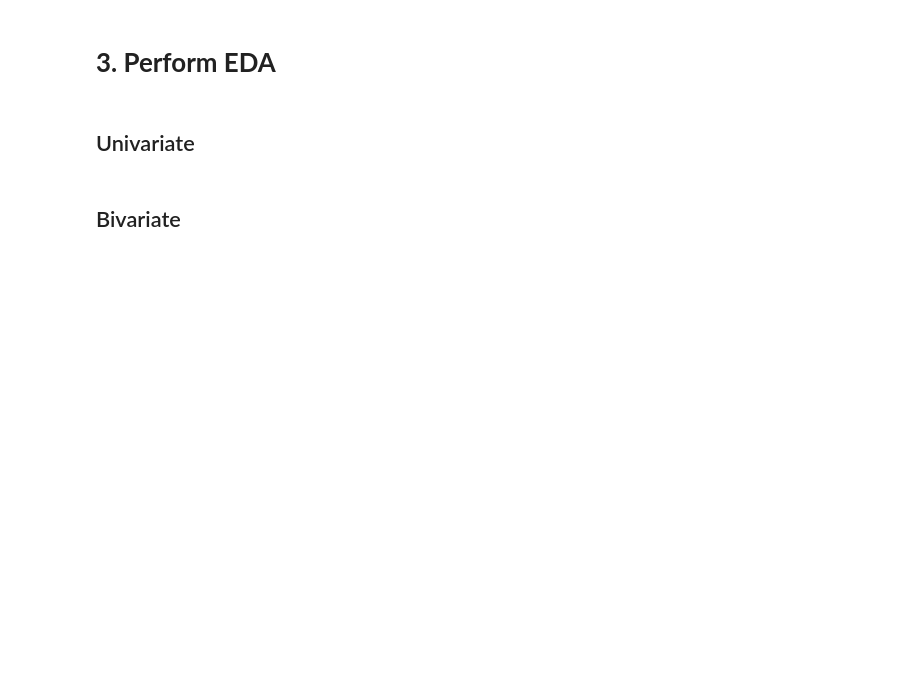
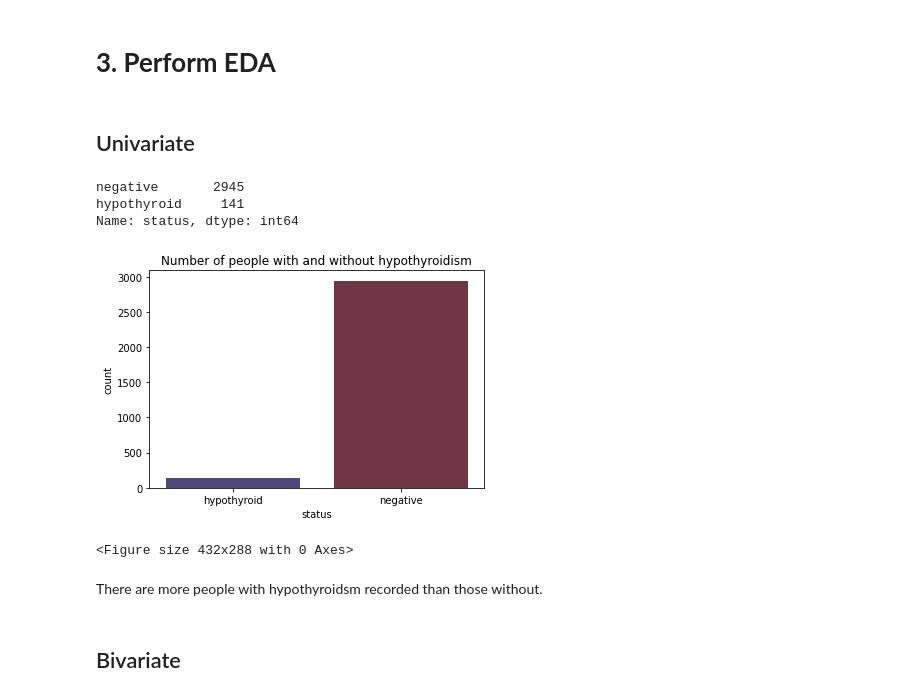
Before and after one commit to PrecyMaeMwanyungu/Hypothyroidism_prediction, a Jupyter notebook: _Precy_Mae_Independent_Project_Core_Week8.ipynb, the cells around one changed output. Cells and saved outputs as stored; diff of their text form; code cells hidden in the pictures; blank space fills up the shorter version.

```diff
--- a/_Precy_Mae_Independent_Project_Core_Week8.ipynb
+++ b/_Precy_Mae_Independent_Project_Core_Week8.ipynb
@@ -308,5 +283,23 @@ plt.show()
 # **3. Perform EDA**
 # %% [markdown]
 ## Univariate
+# %%
+# Showing the number of people with and without hypothyroidism
+df['status'].value_counts()
+# %% [output]
+negative       2945
+hypothyroid     141
+Name: status, dtype: int64
+# %%
+# Visualizing the result above
+sns.countplot(x='status',data=df,palette='icefire')
+plt.title('Number of people with and without hypothyroidism')
+plt.show()
+plt.savefig('countplot')
+# %% [output]
+[figure, added]
+<Figure size 432x288 with 0 Axes>
+# %% [markdown]
+There are more people with hypothyroidsm recorded than those without.
 # %% [markdown]
 ## Bivariate
```
Also changed, not shown: parts of 61 cells of this notebook.
